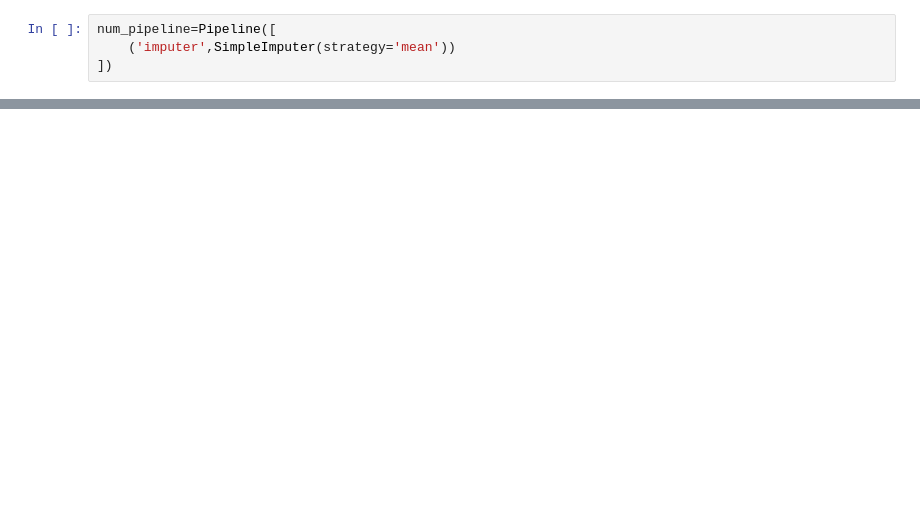
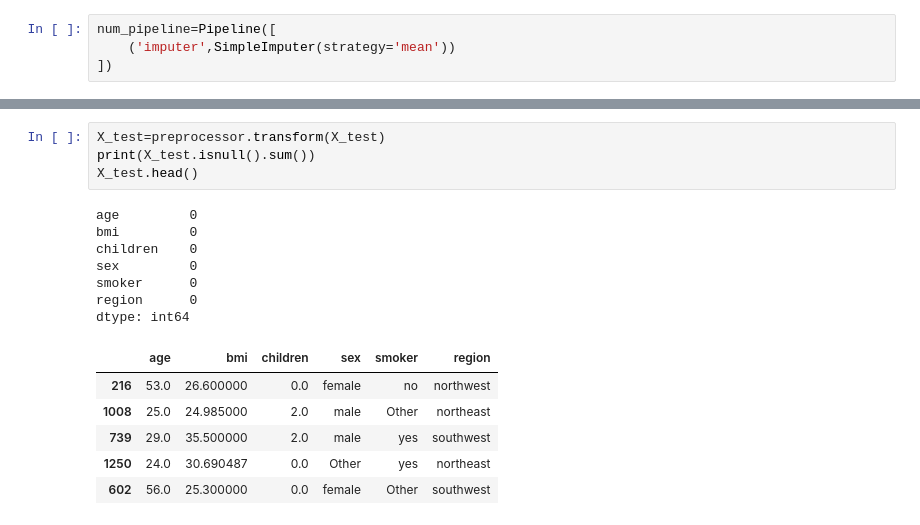
Before and after one commit to 22f2000792/MLP-prac, a Jupyter notebook: practice_books.ipynb, the cells around one changed output, grey strips where cells are left out. Cells and saved outputs as stored; diff of their text form; blank space fills up the shorter version.

```diff
--- a/practice_books.ipynb
+++ b/practice_books.ipynb
@@ -66,0 +134,18 @@ TypeError: All estimators should implement fit and transform, or can be 'drop' o
+# %%
+X_test=preprocessor.transform(X_test)
+print(X_test.isnull().sum())
+X_test.head()
+# %% [output]
+age         0
+bmi         0
+children    0
+sex         0
+smoker      0
+region      0
+dtype: int64
+|  | age | bmi | children | sex | smoker | region |
+| 216 | 53.0 | 26.600000 | 0.0 | female | no | northwest |
+| 1008 | 25.0 | 24.985000 | 2.0 | male | Other | northeast |
+| 739 | 29.0 | 35.500000 | 2.0 | male | yes | southwest |
+| 1250 | 24.0 | 30.690487 | 0.0 | Other | yes | northeast |
+| 602 | 56.0 | 25.300000 | 0.0 | female | Other | southwest |
```
Also changed, not shown: parts of 21 cells of this notebook.
